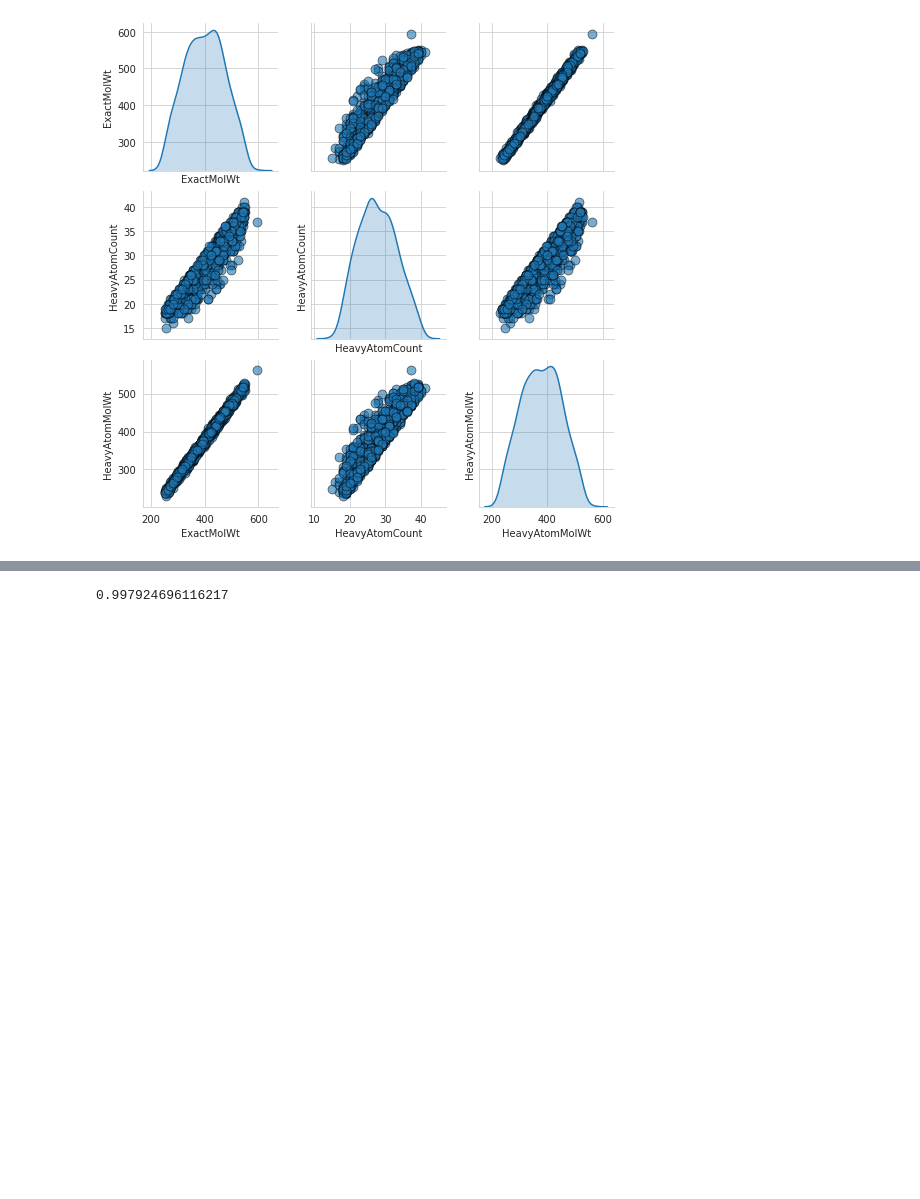
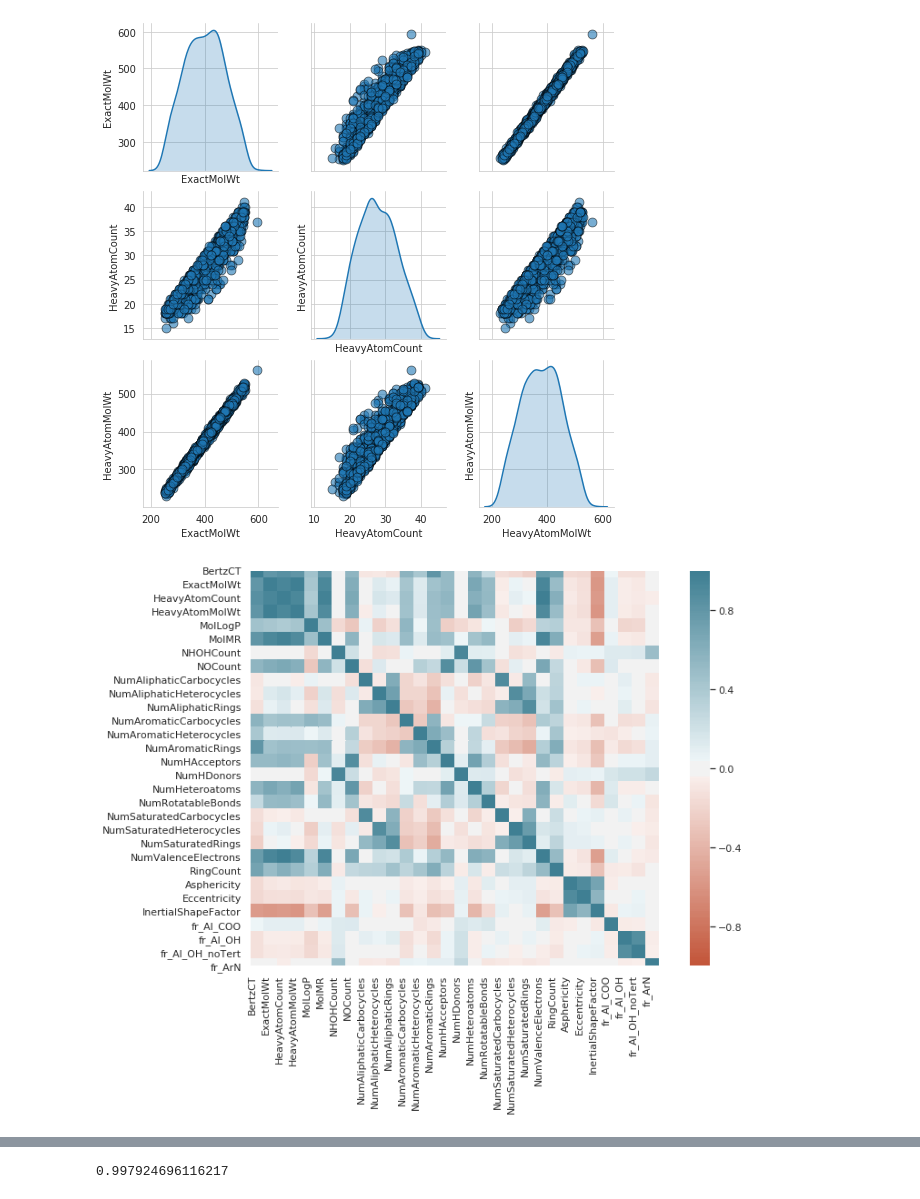
Before and after one commit to h1man5hu/pharmahacks2019, a Jupyter notebook: pharma_hack_data_exploration.ipynb, the cells around one changed output, grey strips where cells are left out. Saved outputs shown, nothing was run; the diff lists cells and outputs as text; code cells hidden in the pictures; blank space fills up the shorter version.

```diff
--- a/pharma_hack_data_exploration.ipynb
+++ b/pharma_hack_data_exploration.ipynb
@@ -146,6 +145,27 @@ for i in range(len(xlabels)):
 plt.show()
 # %% [output]
 [figure]
+# %%
+import matplotlib.pyplot as plt
+
+sns.set(style="whitegrid")
+a4_dims = (12, 8)
+fig, ax = plt.subplots(figsize=a4_dims)
+
+corr = big_df[selected_cols[0:30]].corr()
+ax = sns.heatmap(
+    corr,
+    vmin=-1, vmax=1, center=0,
+    cmap=sns.diverging_palette(20, 220, n=200),
+    square=True, ax=ax
+)
+ax.set_xticklabels(
+    ax.get_xticklabels(),
+    rotation=90,
+    horizontalalignment='right'
+);
+# %% [output]
+[figure, added]
 # %%
 from sklearn.ensemble import RandomForestClassifier
 # from sklearn.preprocessing import LabelEncoder
```
Also changed, not shown: parts of 7 cells of this notebook.
